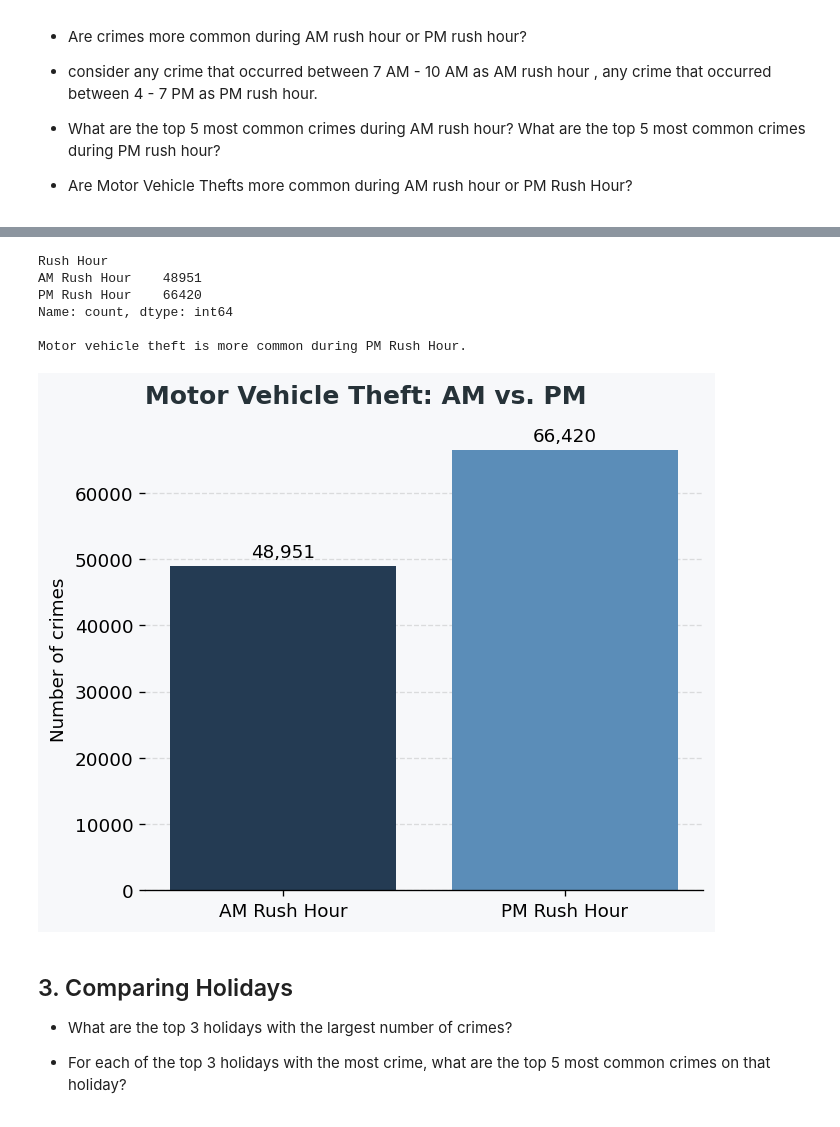
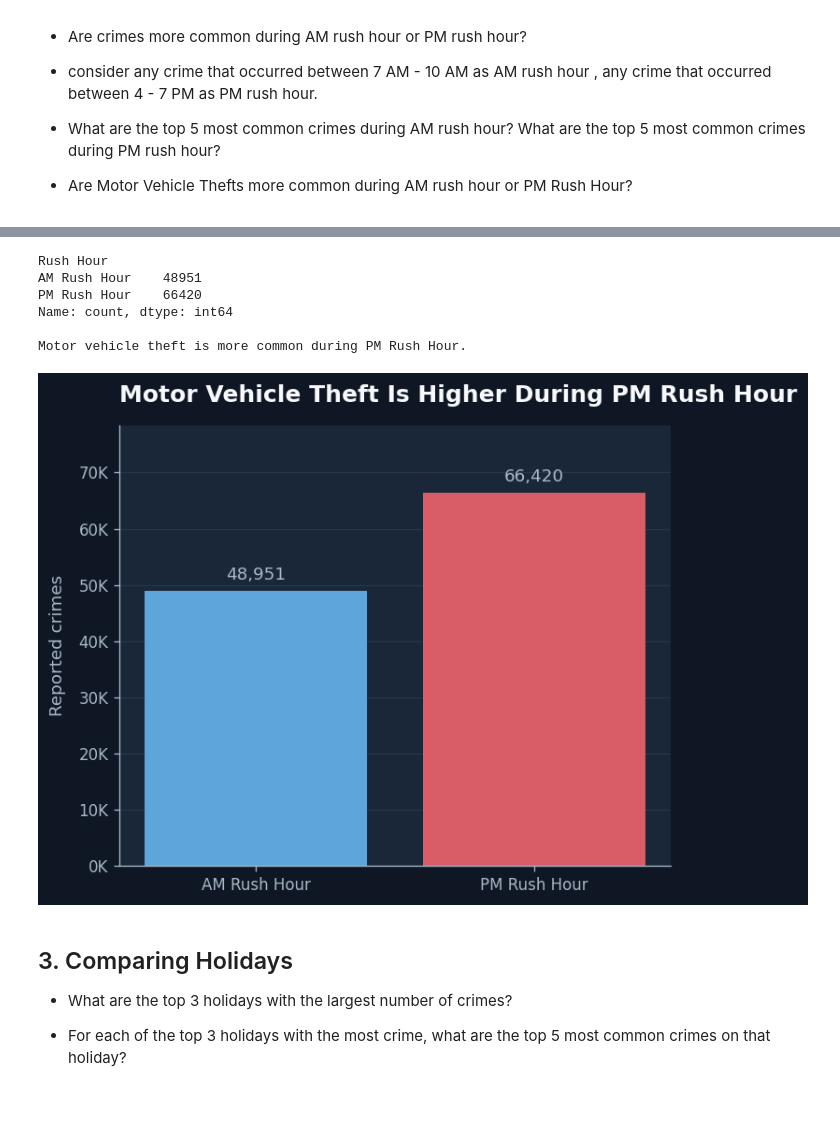
Before and after one commit to swirita/Chicago-Crime-Analysis-and-Forecasting, a Jupyter notebook: notebooks/02_crime_analysis.ipynb, the cells around one changed output, grey strips where cells are left out. Cells and saved outputs as stored; diff of their text form; code cells hidden in the pictures.

```diff
--- a/notebooks/02_crime_analysis.ipynb
+++ b/notebooks/02_crime_analysis.ipynb
@@ -447,33 +534,68 @@ Name: count, dtype: int64
 # %%
+# Keep only Motor Vehicle Theft reports
 motor_vehicle_thefts = (
-    rush_df.loc[rush_df["Primary Type"] == "MOTOR VEHICLE THEFT", "Rush Hour"]
+    rush_df.loc[
+        rush_df["Primary Type"] == "MOTOR VEHICLE THEFT",
+        "Rush Hour",
+    ]
     .value_counts()
     .reindex(rush_order, fill_value=0)
 )
 
 print(motor_vehicle_thefts)
+
 if motor_vehicle_thefts.nunique() == 1:
-    print("\nMotor vehicle theft is equally common during AM and PM rush hours.")
+    print(
+        "\nMotor vehicle theft is equally common "
+        "during AM and PM rush hours."
+    )
 else:
-    print(f"\nMotor vehicle theft is more common during {motor_vehicle_thefts.idxmax()}.")
+    print(
+        f"\nMotor vehicle theft is more common during "
+        f"{motor_vehicle_thefts.idxmax()}."
+    )
 
+# Create the chart
 fig, ax = plt.subplots(figsize=(6, 5))
+
 bars = ax.bar(
     motor_vehicle_thefts.index,
     motor_vehicle_thefts.values,
     color=[AM_COLOR, PM_COLOR],
 )
-ax.bar_label(bars, labels=[f"{value:,}" for value in motor_vehicle_thefts.values], padding=3)
-style_chart(ax, "Motor Vehicle Theft: AM vs. PM", ylabel="Number of crimes")
+
+# Add the values above the bars
+ax.bar_label(
+    bars,
+    labels=[
+        f"{value:,}"
+        for value in motor_vehicle_thefts.values
+    ],
+    padding=5,
+    color=COLORS["muted"],
+)
+
+# Add space above the tallest bar
+ax.set_ylim(0, motor_vehicle_thefts.max() * 1.18)
+
+style_chart(
+    ax,
+    "Motor Vehicle Theft Is Higher During PM Rush Hour",
+    ylabel="Reported crimes",
+)
+
+format_thousands(ax)
+
+plt.tight_layout(pad=1.5)
 plt.show()
 # %% [output]
 Rush Hour
 AM Rush Hour    48951
 PM Rush Hour    66420
 Name: count, dtype: int64
 
 Motor vehicle theft is more common during PM Rush Hour.
-[figure, old version]
+[figure, new version]
 # %% [markdown]
 ## 3. Comparing Holidays
 
```
Also changed, not shown: parts of 13 cells of this notebook.
